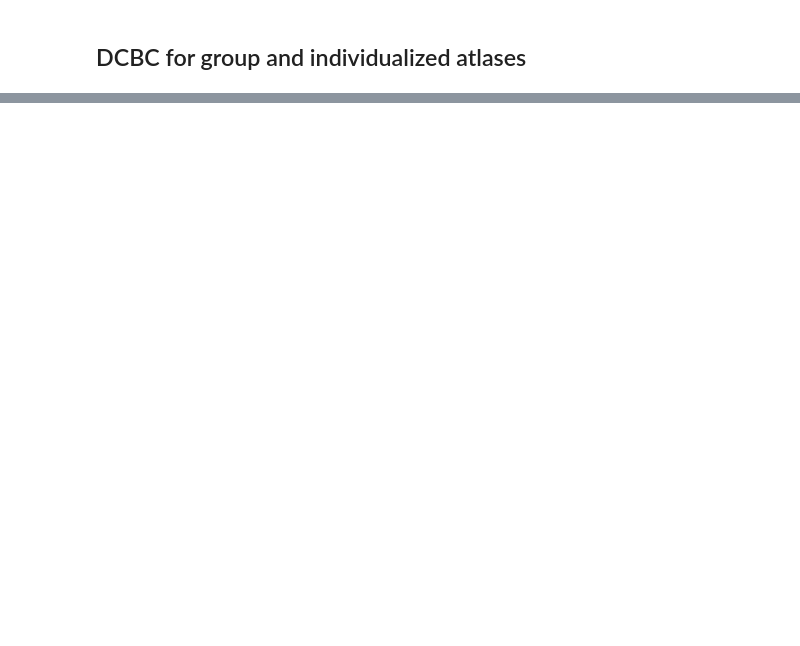
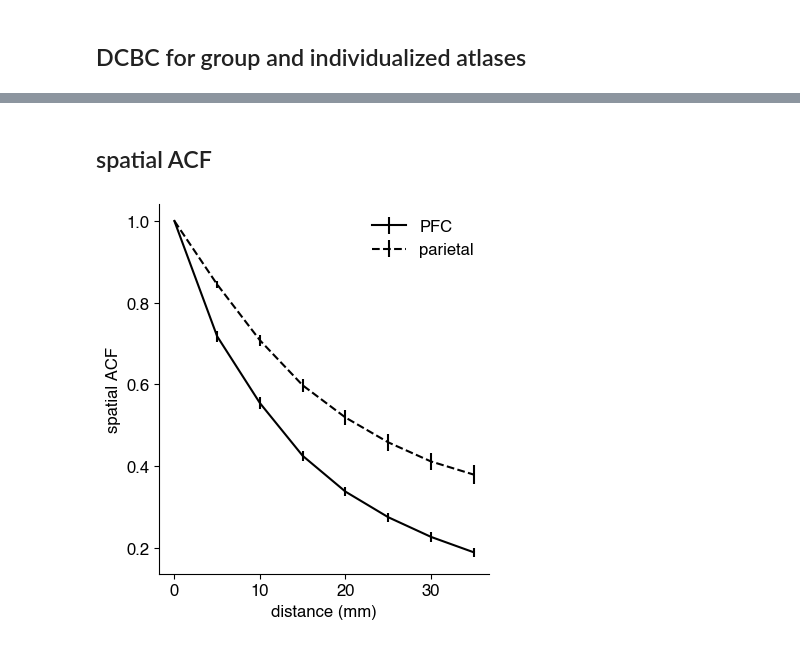
Before and after one commit to jkderrick028/PFC_parcellation, a Jupyter notebook: code/2_evaluating_group_and _individualized_parcellations.ipynb, the cells around one changed output, grey strips where cells are left out. Saved outputs shown, nothing was run; the diff lists cells and outputs as text; code cells hidden in the pictures; blank space fills up the shorter version.

```diff
--- a/code/2_evaluating_group_and _individualized_parcellations.ipynb
+++ b/code/2_evaluating_group_and _individualized_parcellations.ipynb
@@ -208,0 +209,34 @@ t-test against 0, indiv somatosensory, p-val=3.35018079094965e-13, t=14.24660505
+# %% [markdown]
+## spatial ACF
+# %%
+ROIs = ['PFC', 'parietal']
+corrs = []
+linestyles = ['-', '--']
+
+fig, ax = plt.subplots(1, 1)
+fig.set_figwidth(half_width)
+
+for roiI in np.arange(len(ROIs)):
+    PKL_output = os.path.join(mainResultsPath, 'START_A7_spatialACF', dataset_name, f'output_{ROIs[roiI]}_cv.pkl')
+    with open(PKL_output, 'rb') as pf:
+        output = pickle.load(pf)
+
+    corrs_this_roi = output['corrs']
+    distances = output['distances']
+    corrs.append(corrs_this_roi)
+
+    corrs_mean = np.mean(corrs_this_roi, axis=0)
+    corrs_ste = np.std(corrs_this_roi, axis=0) / np.sqrt(corrs_this_roi.shape[0])
+
+    ax.errorbar(distances, corrs_mean, corrs_ste, label=ROIs[roiI], linestyle=linestyles[roiI], color='k')
+    ax.set_xlabel('distance (mm)', fontsize=12)
+    ax.set_ylabel('spatial ACF', fontsize=12)
+    ax.spines['top'].set_visible(False)
+    ax.spines['right'].set_visible(False)
+
+plt.legend(frameon=False, fontsize=12)
+
+JPG_fig = os.path.join(resultsPath, f'spatial_ACF.jpg')
+plt.savefig(JPG_fig, dpi=500, format='jpg')
+# %% [output]
+[figure, added]
```
Also changed, not shown: parts of 4 cells of this notebook, 6 other files.
